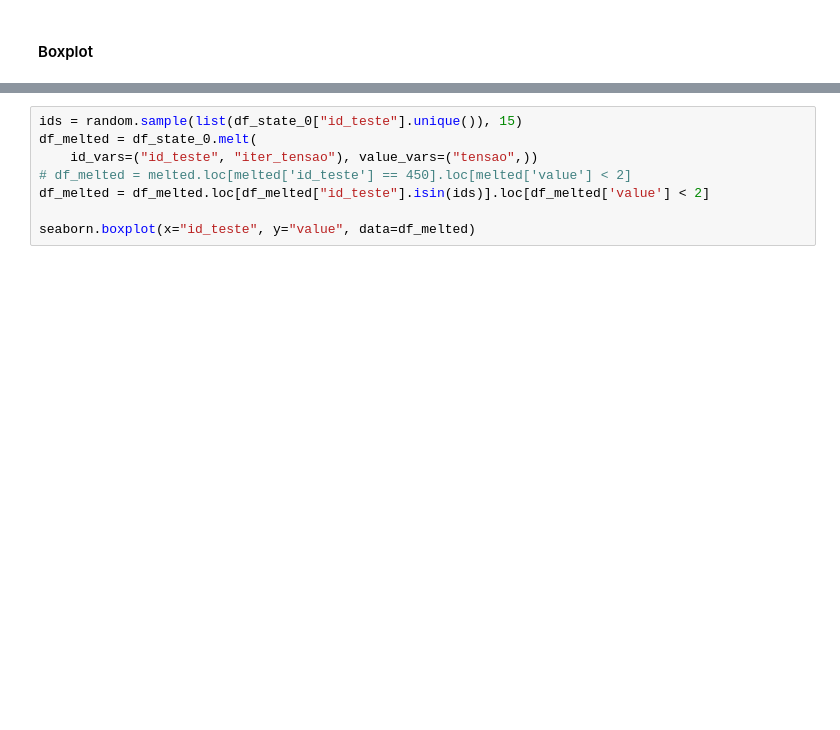
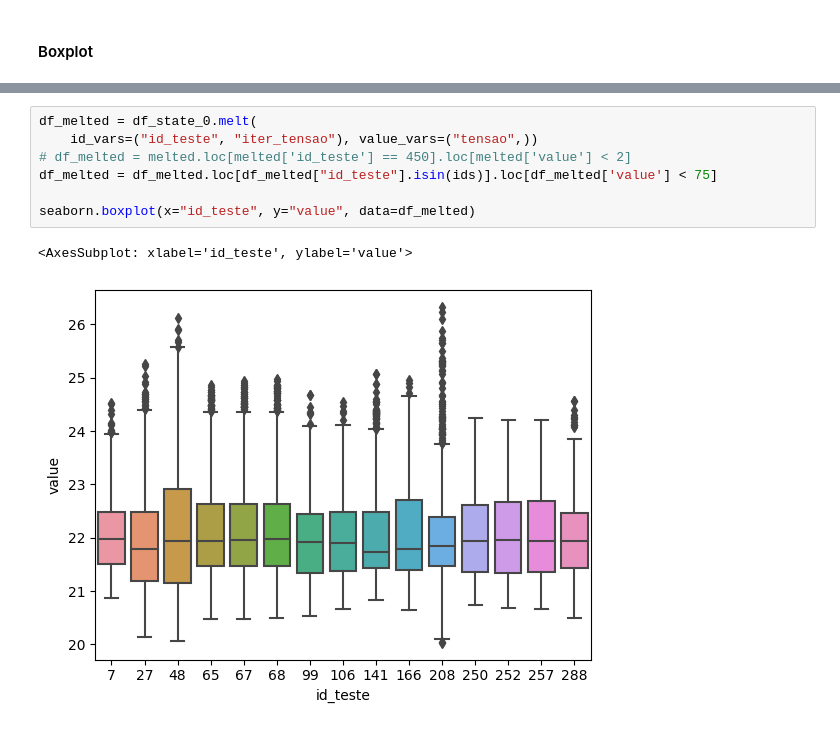
Before and after one commit to FQAlmeida/ML-Engine-Classification, a Jupyter notebook: src/main.ipynb, the cells around one changed output, grey strips where cells are left out. Cells and saved outputs as stored; diff of their text form; blank space fills up the shorter version.

```diff
--- a/src/main.ipynb
+++ b/src/main.ipynb
@@ -257,11 +256,13 @@ seaborn.boxplot(x="id_teste", y="value", data=df_melted)
 # %%
-ids = random.sample(list(df_state_0["id_teste"].unique()), 15)
 df_melted = df_state_0.melt(
     id_vars=("id_teste", "iter_tensao"), value_vars=("tensao",))
 # df_melted = melted.loc[melted['id_teste'] == 450].loc[melted['value'] < 2]
-df_melted = df_melted.loc[df_melted["id_teste"].isin(ids)].loc[df_melted['value'] < 2]
+df_melted = df_melted.loc[df_melted["id_teste"].isin(ids)].loc[df_melted['value'] < 75]
 
 seaborn.boxplot(x="id_teste", y="value", data=df_melted)
+# %% [output]
+<AxesSubplot: xlabel='id_teste', ylabel='value'>
+[figure, added]
 # %%
 ids = random.sample(list(df_state_1["id_teste"].unique()), 15)
 df_melted = df_state_1.melt(
```
Also changed, not shown: parts of 9 cells of this notebook.
